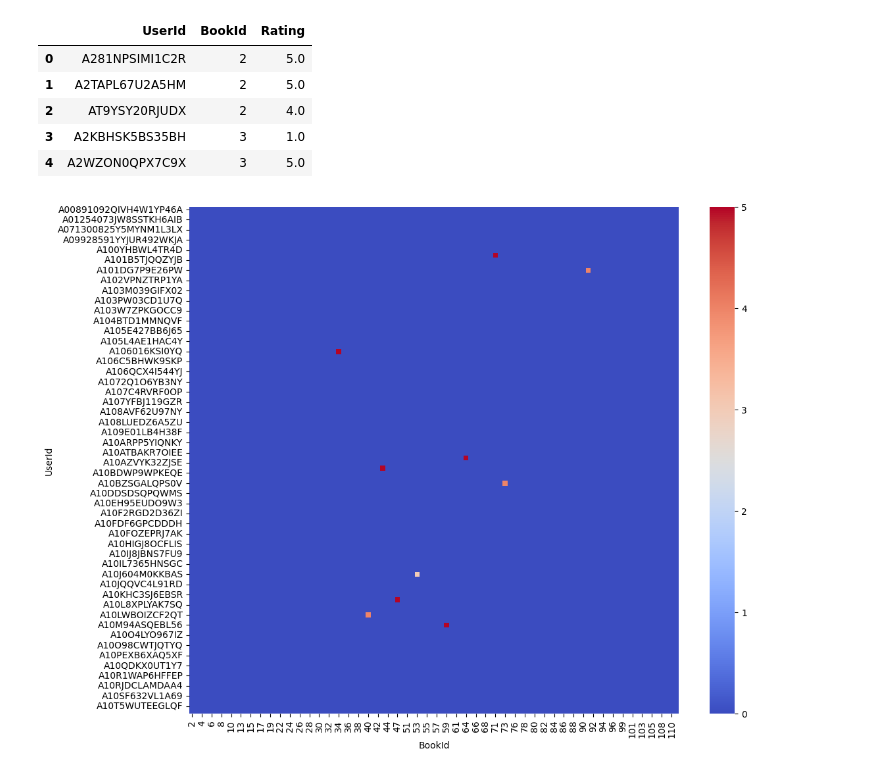
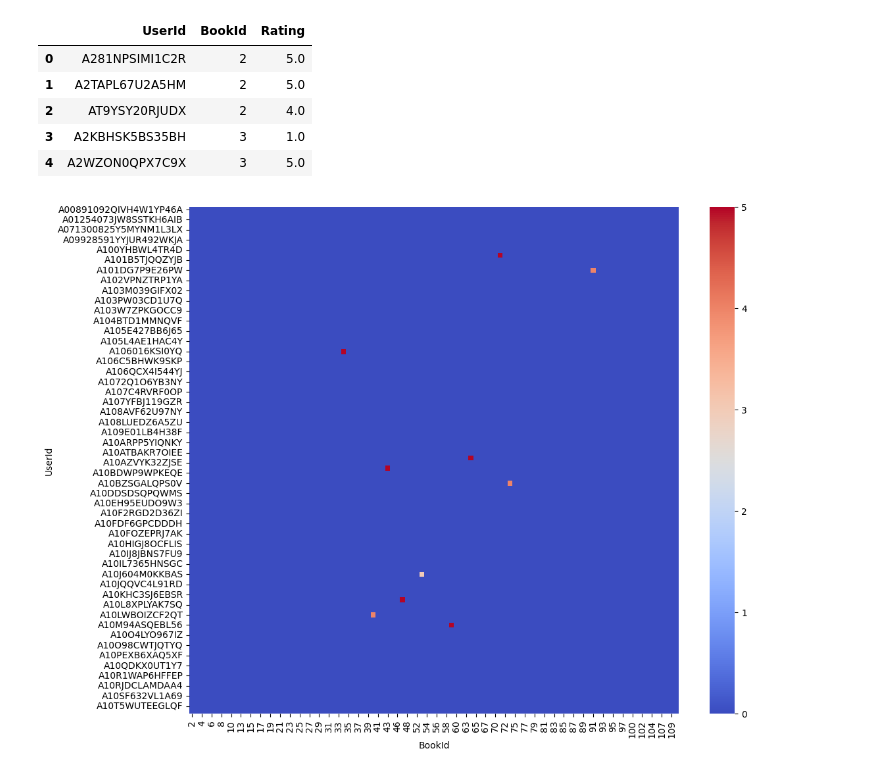
Before and after one commit to omei-ogami/2024-WINTER, a Jupyter notebook: collabrative_filter.ipynb, the cells around one changed output. Cells and saved outputs as stored; diff of their text form; code cells hidden in the pictures.

```diff
--- a/collabrative_filter.ipynb
+++ b/collabrative_filter.ipynb
@@ -30,19 +32,20 @@ data.head()
 | 4 | A2WZON0QPX7C9X | 3 | 5.0 |
 # %%
 # train test split
-train, test = train_test_split(data, test_size=0.2, random_state=42)
+train, test = train_test_split(data, test_size=0.1, random_state=42)
 # %%
 # user-item interaction matrix
 interaction_matrix = train.pivot_table(index = 'UserId', columns = 'BookId', values = 'Rating', fill_value=0)
+train_matrix = csr_matrix(interaction_matrix)
 
 # Visuallize the user-item interaction matrix
 # only show the first 100 rows and columns for better visualization
 inter = interaction_matrix.iloc[:100,:100]
 plt.figure(figsize=(12,10))
 sns.heatmap(inter, annot=False, cmap='coolwarm')
 plt.show()
 # %% [output]
-[figure, old version]
+[figure, new version]
 # %%
 # User Similarity by cosine similarity
 user_similarity = cosine_similarity(interaction_matrix)
```
Also changed, not shown: parts of 4 cells of this notebook, 1 other file.
